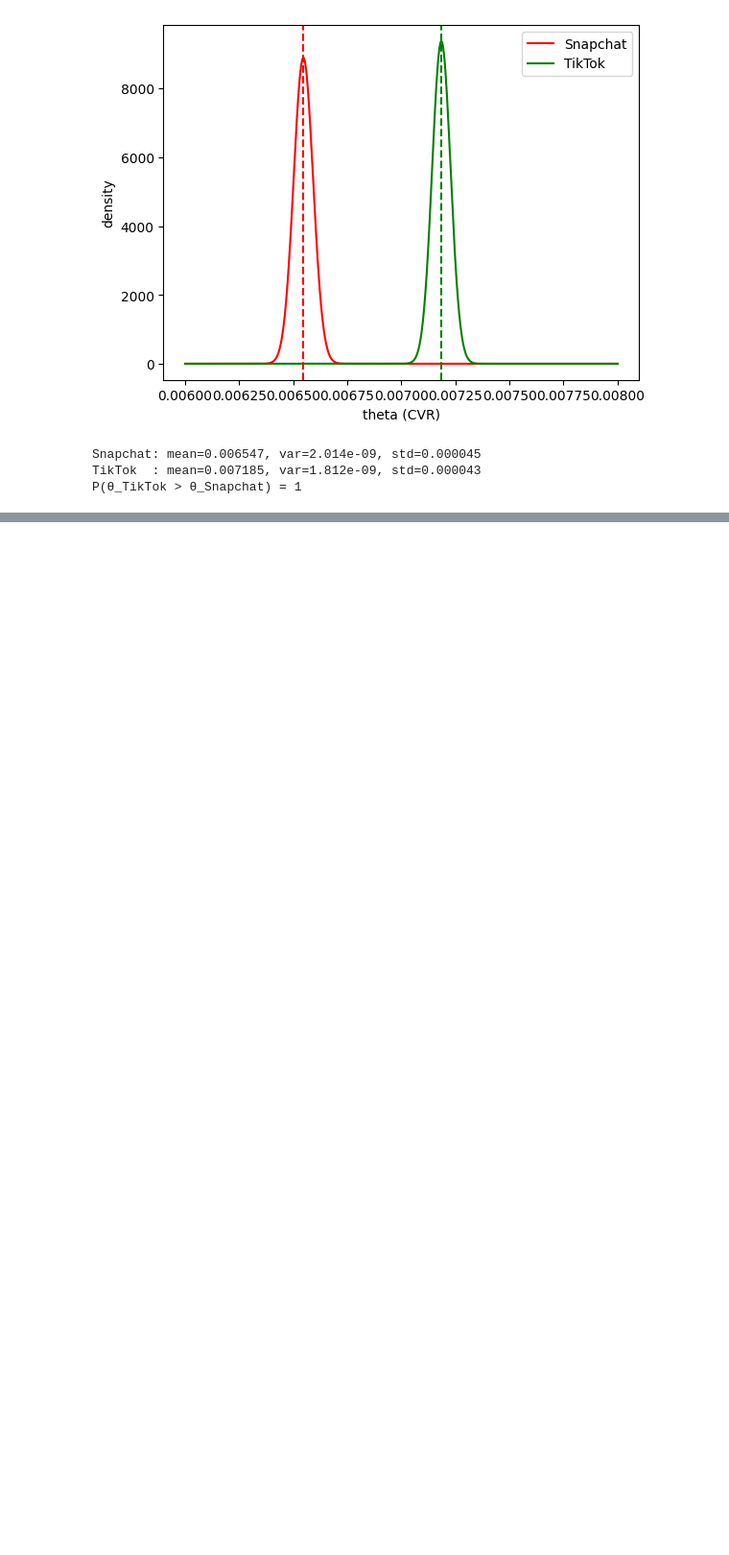
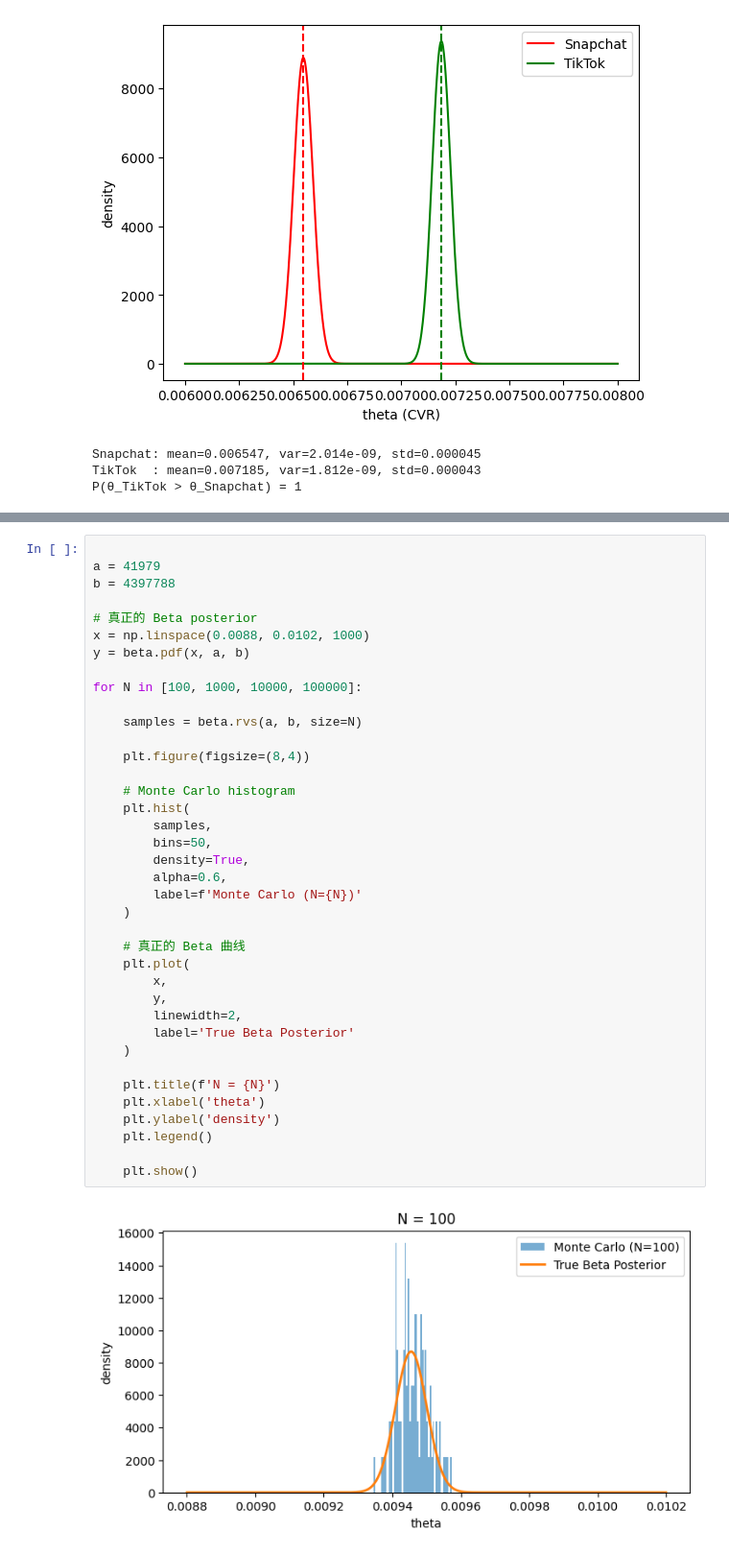
Before and after one commit to SHAOYIKYEOH/beyesian_beta_gamma, a Jupyter notebook: Digital_Marketing_Performance.ipynb, the cells around one changed output, grey strips where cells are left out. Shown at 96% size. Saved outputs shown, nothing was run; the diff lists cells and outputs as text; blank space fills up the shorter version.

Commit message:
Kaggle Notebook | beyesian_betabinom | Monte Carlo method 1

```diff
--- a/Digital_Marketing_Performance.ipynb
+++ b/Digital_Marketing_Performance.ipynb
@@ -174,0 +183,40 @@ P(θ_TikTok > θ_Snapchat) = 1
+# %%
+
+a = 41979
+b = 4397788
+
+# 真正的 Beta posterior
+x = np.linspace(0.0088, 0.0102, 1000)
+y = beta.pdf(x, a, b)
+
+for N in [100, 1000, 10000, 100000]:
+
+    samples = beta.rvs(a, b, size=N)
+
+    plt.figure(figsize=(8,4))
+
+    # Monte Carlo histogram
+    plt.hist(
+        samples,
+        bins=50,
+        density=True,
+        alpha=0.6,
+        label=f'Monte Carlo (N={N})'
+    )
+
+    # 真正的 Beta 曲线
+    plt.plot(
+        x,
+        y,
+        linewidth=2,
+        label='True Beta Posterior'
+    )
+
+    plt.title(f'N = {N}')
+    plt.xlabel('theta')
+    plt.ylabel('density')
+    plt.legend()
+
+    plt.show()
+# %% [output]
+[figure, added]
```
Also changed, not shown: parts of 2 cells of this notebook.
